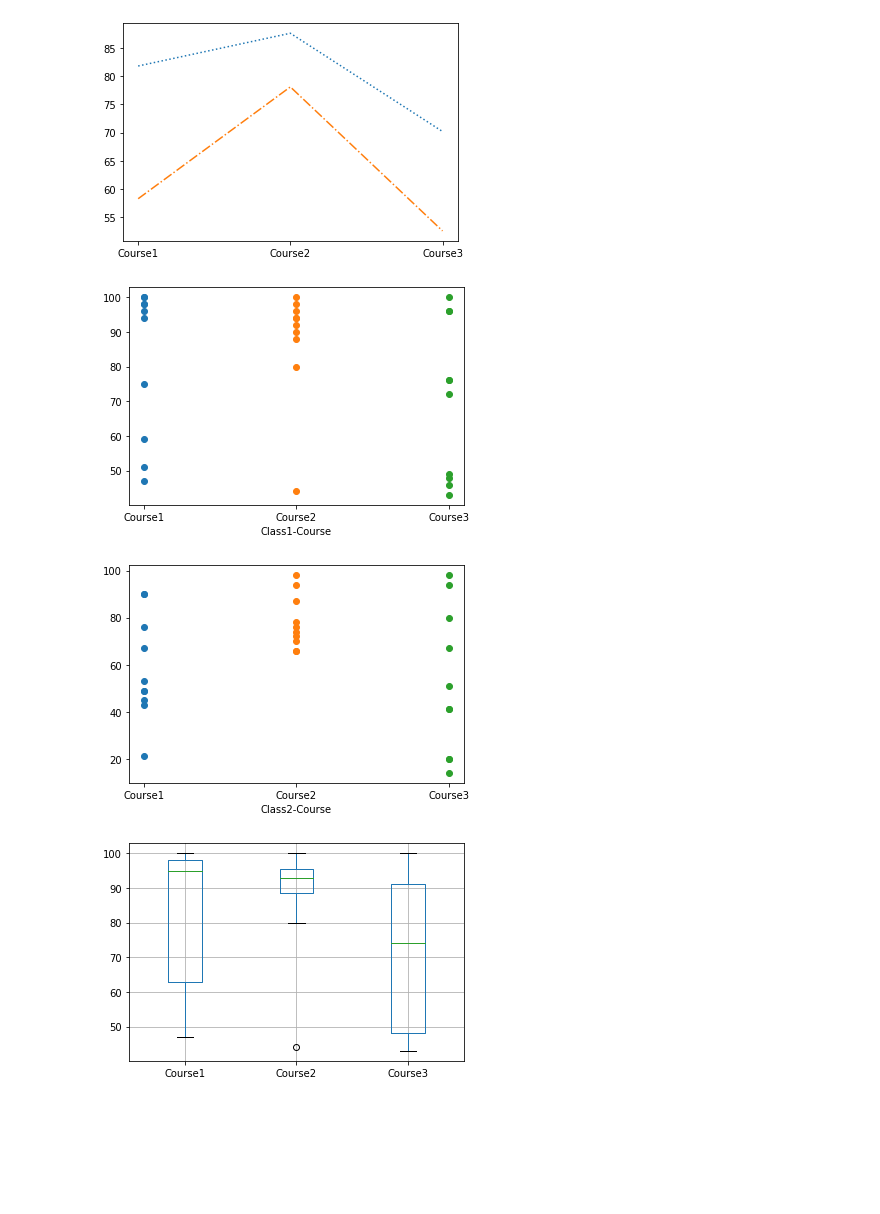
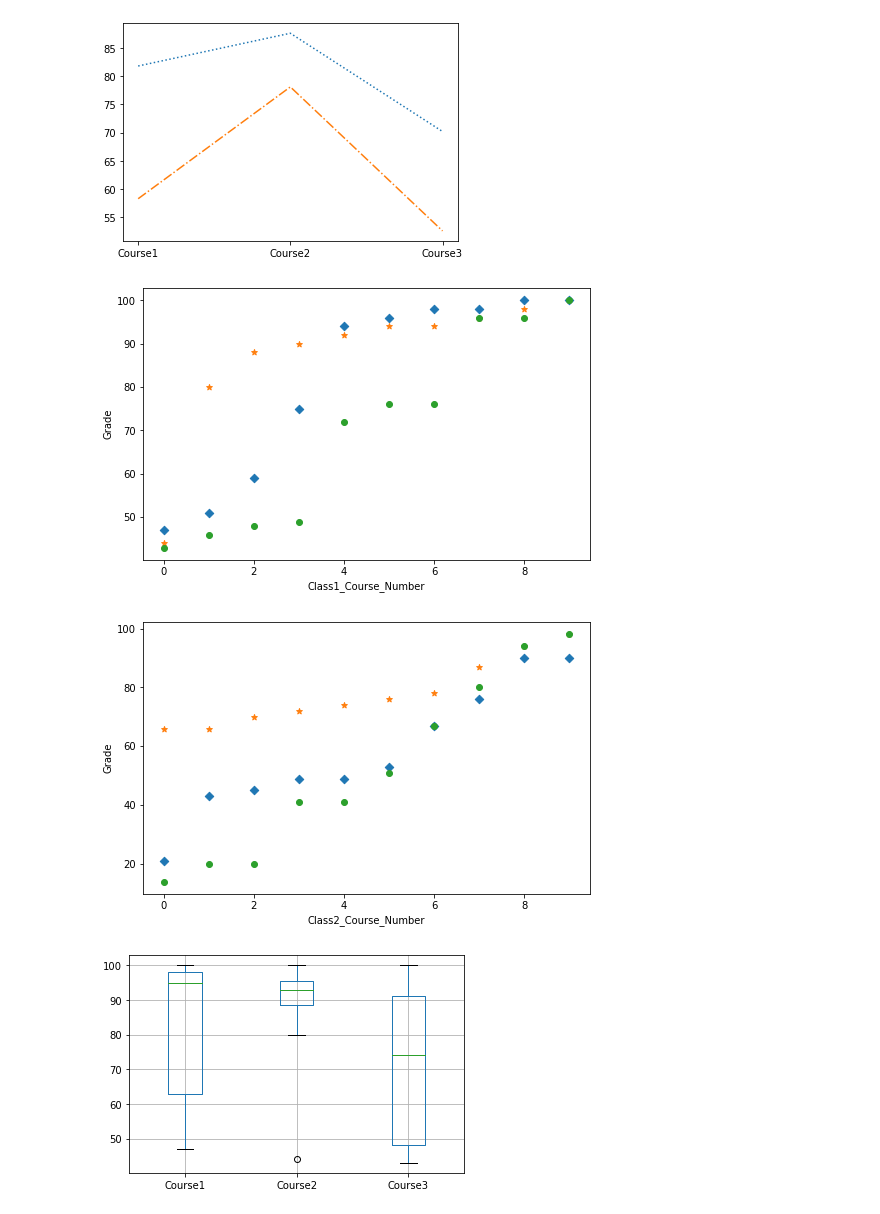
Before and after one commit to CHONGANDXU/Upload-Test, a Jupyter notebook: Pandas_assignment.ipynb, the cells around one changed output. Cells and saved outputs as stored; diff of their text form; code cells hidden in the pictures; blank space fills up the shorter version.

```diff
--- a/Pandas_assignment.ipynb
+++ b/Pandas_assignment.ipynb
@@ -282,37 +279,37 @@ Course2    78.1
 Course3    52.6
 Name: mean, dtype: float64
 [figure]
-# %%
-x1 = np.array(['Course1', 'Course1', 'Course1', 'Course1', 'Course1', 'Course1', 'Course1', 'Course1', 'Course1', 'Course1'])
-y1 = df_Class1.iloc[:,1]
-plt.scatter(x1,y1)
-
-x2 = np.array(['Course2', 'Course2', 'Course2', 'Course2', 'Course2', 'Course2', 'Course2', 'Course2', 'Course2', 'Course2'])
-y2 = df_Class1.iloc[:,2]
-plt.scatter(x2,y2)
-
-x3 = np.array(['Course3', 'Course3', 'Course3', 'Course3', 'Course3', 'Course3', 'Course3', 'Course3', 'Course3', 'Course3'])
-y3 = df_Class1.iloc[:,3]
-plt.xlabel("Class1-Course")
-plt.scatter(x3,y3)
-show()
-
-m1 = np.array(['Course1', 'Course1', 'Course1', 'Course1', 'Course1', 'Course1', 'Course1', 'Course1', 'Course1', 'Course1'])
-n1 = df_Class2.iloc[:,1]
-plt.scatter(m1,n1)
-
-m2 = np.array(['Course2', 'Course2', 'Course2', 'Course2', 'Course2', 'Course2', 'Course2', 'Course2', 'Course2', 'Course2'])
-n2 = df_Class2.iloc[:,2]
-plt.scatter(m2,n2)
-
-m3 = np.array(['Course3', 'Course3', 'Course3', 'Course3', 'Course3', 'Course3', 'Course3', 'Course3', 'Course3', 'Course3'])
-n3 = df_Class2.iloc[:,3]
-plt.xlabel("Class2-Course")
-plt.scatter(m3,n3)
-show()
-# %% [output]
-[figure, removed]
-[figure, removed]
+# %%
+plt.figure(num=3,figsize=(8,5))
+x1 = np.array(range(10))
+y1 = df_Class1.sort_values(by='Course1').iloc[:,1]
+plt.xlabel('Class1_Course_Number')
+plt.ylabel('Grade')
+plt.scatter(x1,y1,marker='D')
+
+y2 = df_Class1.sort_values(by='Course2').iloc[:,2]
+plt.scatter(x1,y2,marker='*')
+
+
+y3 = df_Class1.sort_values(by='Course3').iloc[:,3]
+plt.scatter(x1,y3)
+show()
+
+plt.figure(num=3,figsize=(8,5))
+m1 = df_Class2.sort_values(by='Course1').iloc[:,1]
+plt.xlabel('Class2_Course_Number')
+plt.ylabel('Grade')
+plt.scatter(x1,m1,marker='D')
+
+m2 = df_Class2.sort_values(by='Course2').iloc[:,2]
+plt.scatter(x1,m2,marker='*')
+
+m3 = df_Class2.sort_values(by='Course3').iloc[:,3]
+plt.scatter(x1,m3)
+show()
+# %% [output]
+[figure, added]
+[figure, added]
 # %%
 df_Class1.boxplot()
 show()
```
Also changed, not shown: parts of 3 cells of this notebook, 6 other files.
